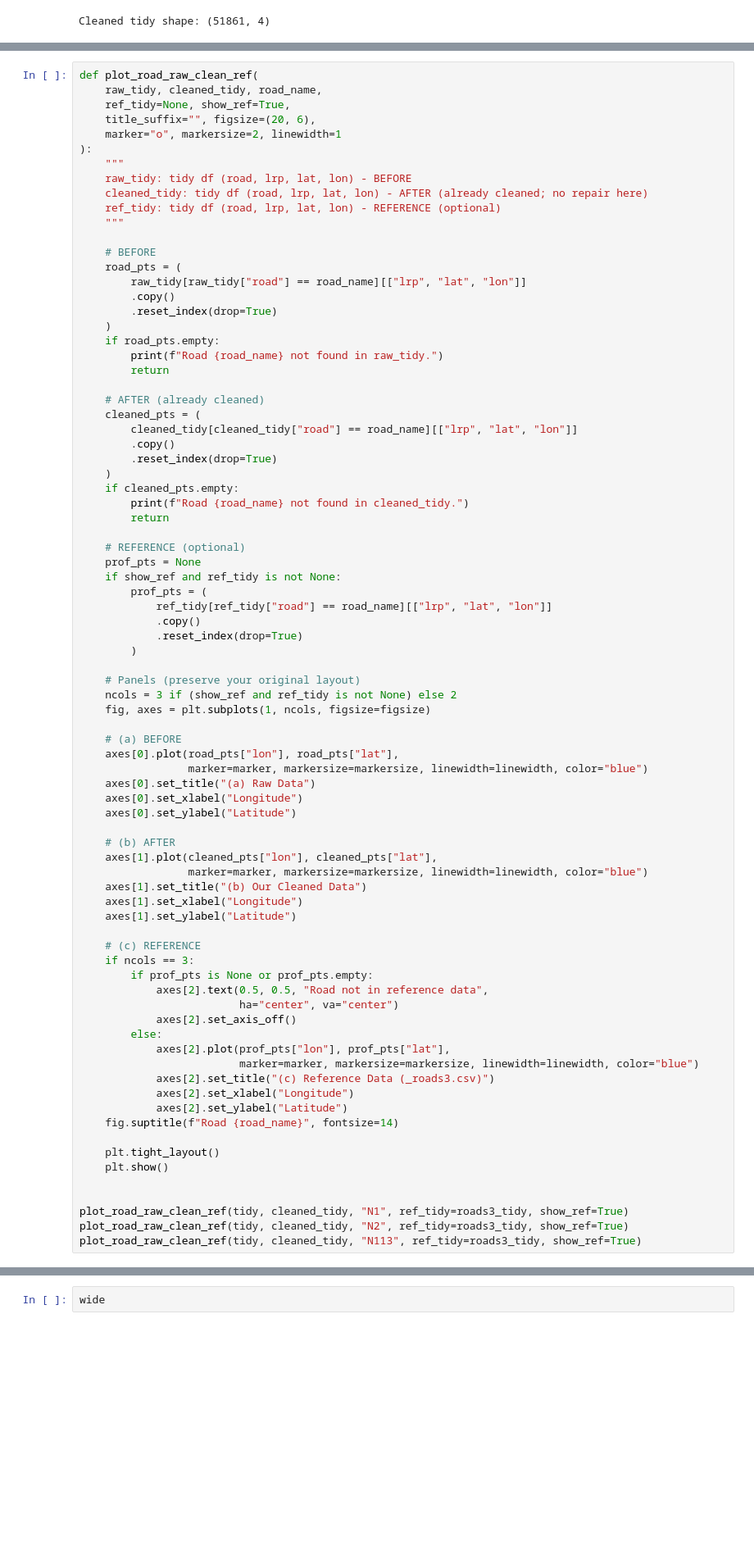
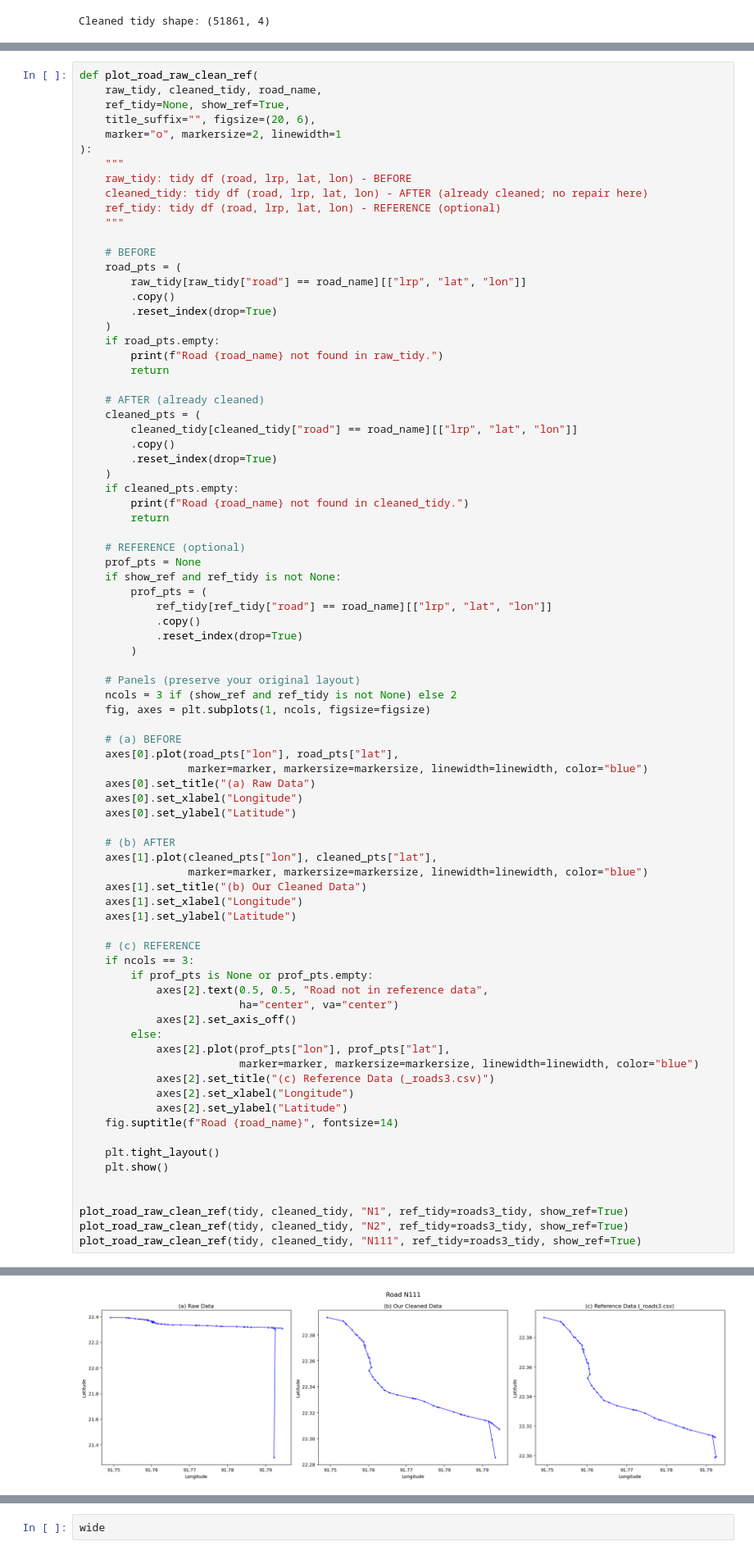
Before and after one commit to taufik-my/ASIM_Team14, a Jupyter notebook: EPA133a-G14-A1/notebook/fixing_road.ipynb, the cells around one changed output, grey strips where cells are left out. Shown at 82% size. Cells and saved outputs as stored; diff of their text form; blank space fills up the shorter version.

Commit message:
cleaned notebooks and readme

```diff
--- a/EPA133a-G14-A1/notebook/fixing_road.ipynb
+++ b/EPA133a-G14-A1/notebook/fixing_road.ipynb
@@ -843,7 +843,7 @@ def plot_road_raw_clean_ref(
 
 plot_road_raw_clean_ref(tidy, cleaned_tidy, "N1", ref_tidy=roads3_tidy, show_ref=True)
 plot_road_raw_clean_ref(tidy, cleaned_tidy, "N2", ref_tidy=roads3_tidy, show_ref=True)
-plot_road_raw_clean_ref(tidy, cleaned_tidy, "N113", ref_tidy=roads3_tidy, show_ref=True)
+plot_road_raw_clean_ref(tidy, cleaned_tidy, "N111", ref_tidy=roads3_tidy, show_ref=True)
 # %% [output]
 [figure]
 [figure]
@@ -851,3 +850,4 @@ Road N113 not found in raw_tidy.
+[figure, added]
 # %%
 RAW_PATH = Path("../data/raw/_roads.tsv")
 OUT_PATH = Path("../data/processed/_roads.tsv")
```
Also changed, not shown: parts of 1 cell of this notebook, 11 other files.
